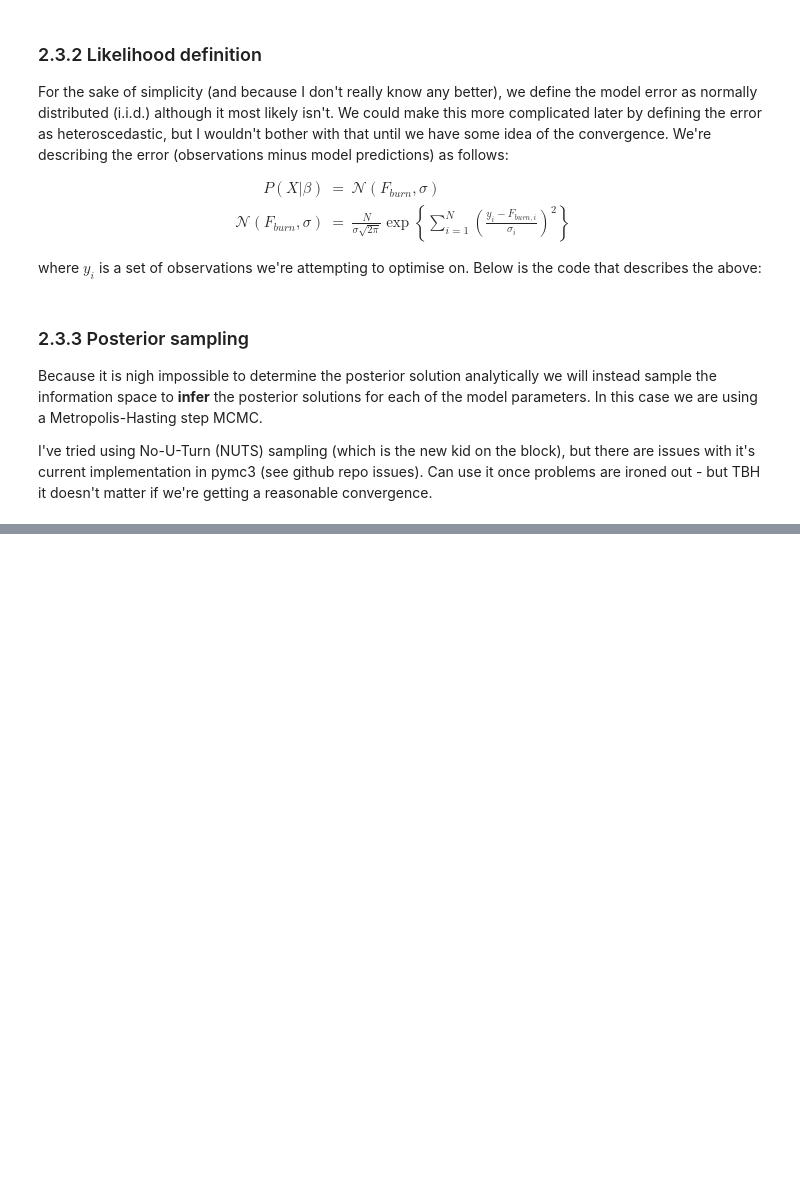
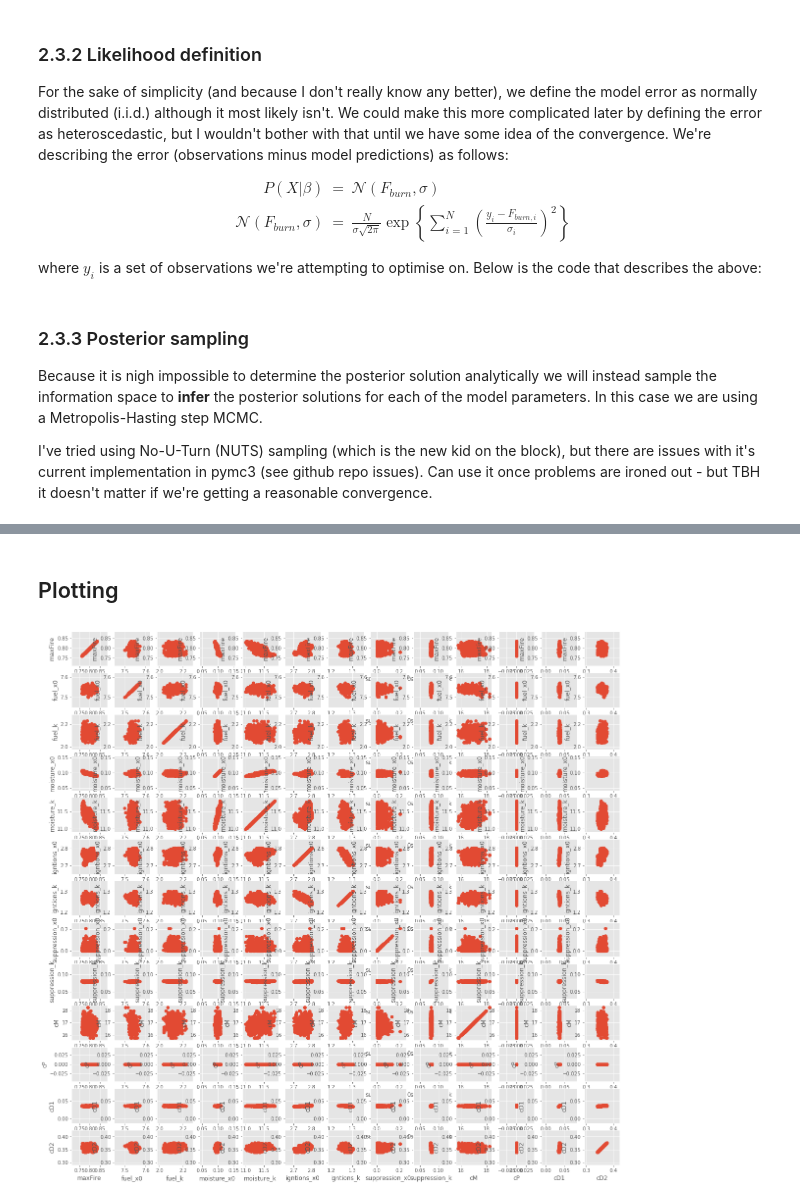
Before and after one commit to rhyswhitley/fire_limitation, a Jupyter notebook: notebooks/bayesian_inference.ipynb, the cells around one changed output, grey strips where cells are left out. Saved outputs shown, nothing was run; the diff lists cells and outputs as text; code cells hidden in the pictures; blank space fills up the shorter version.

```diff
--- a/notebooks/bayesian_inference.ipynb
+++ b/notebooks/bayesian_inference.ipynb
@@ -349,0 +350,26 @@ variables2Plot = ['maxFire'       ,
+# %% [markdown]
+## Plotting
+# %%
+variables2Plot = ['maxFire'       ,
+                  'fuel_x0'       , 'fuel_k',
+                  'moisture_x0'   , 'moisture_k',
+                  'igntions_x0'   , 'igntions_k',
+                  'suppression_x0', 'suppression_k',
+                  'cM'            , 'cP',
+                  'cD1'           , 'cD2']
+
+plt.figure(figsize=(20,20))
+nvar = len(variables2Plot)
+def plotVarVsVAr(var1, var2, pn):
+    plt.subplot(nvar, nvar, pn)
+    plt.scatter(vals[var1], vals[var2])
+    plt.xlabel(var1)
+    plt.ylabel(var2)
+
+pn = 0
+for i in variables2Plot:
+    for j in variables2Plot:
+        pn = pn + 1
+        plotVarVsVAr(j, i, pn)
+# %% [output]
+[figure, added]
```
Also changed, not shown: parts of 8 cells of this notebook.
